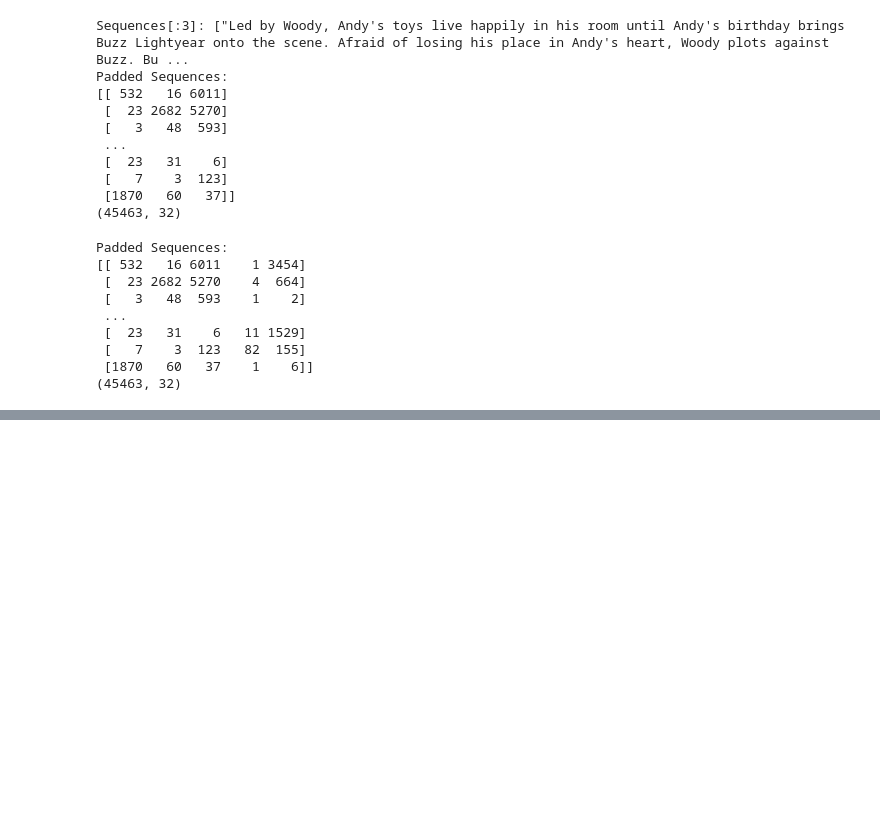
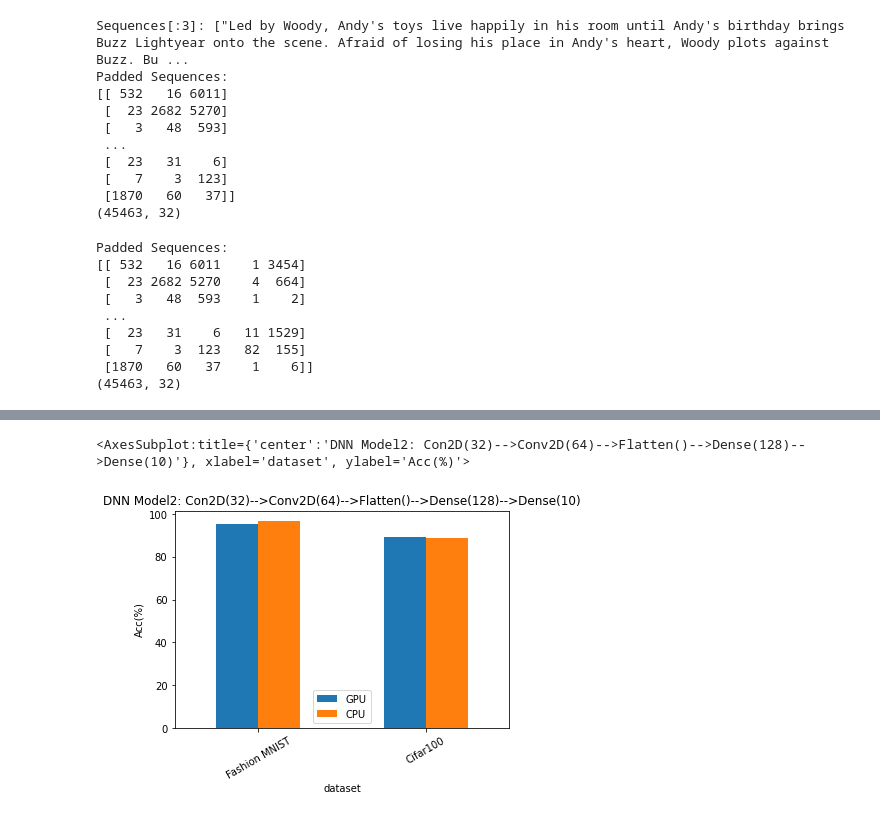
Before and after one commit to drago1234/CSE5525-Final-Project, a Jupyter notebook: quick_test.ipynb, the cells around one changed output, grey strips where cells are left out. Saved outputs shown, nothing was run; the diff lists cells and outputs as text; code cells hidden in the pictures; blank space fills up the shorter version.

```diff
--- a/quick_test.ipynb
+++ b/quick_test.ipynb
@@ -94,0 +160,10 @@ Padded Sequences:
+# %%
+df = pd.DataFrame({'GPU': [95.5, 89.06],
+        'CPU': [96.77, 88.61]},
+        index=["Fashion MNIST", "Cifar100"]
+)
+
+df.plot.bar(xlabel='dataset', ylabel='Acc(%)', title='DNN Model2: Con2D(32)-->Conv2D(64)-->Flatten()-->Dense(128)-->Dense(10)', rot=30)
+# %% [output]
+<AxesSubplot:title={'center':'DNN Model2: Con2D(32)-->Conv2D(64)-->Flatten()-->Dense(128)-->Dense(10)'}, xlabel='dataset', ylabel='Acc(%)'>
+[figure, added]
```
Also changed, not shown: parts of 9 cells of this notebook, 1 other file.
